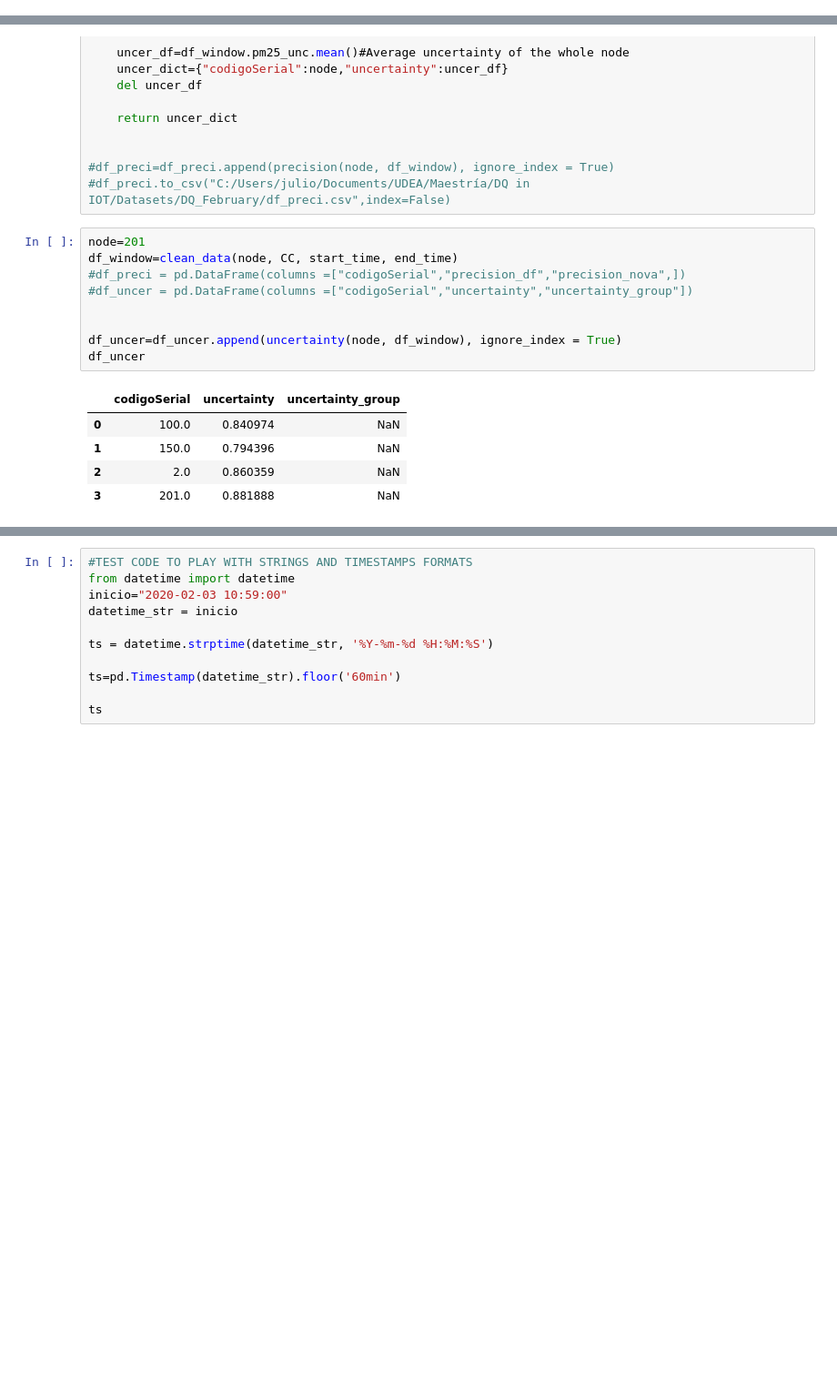
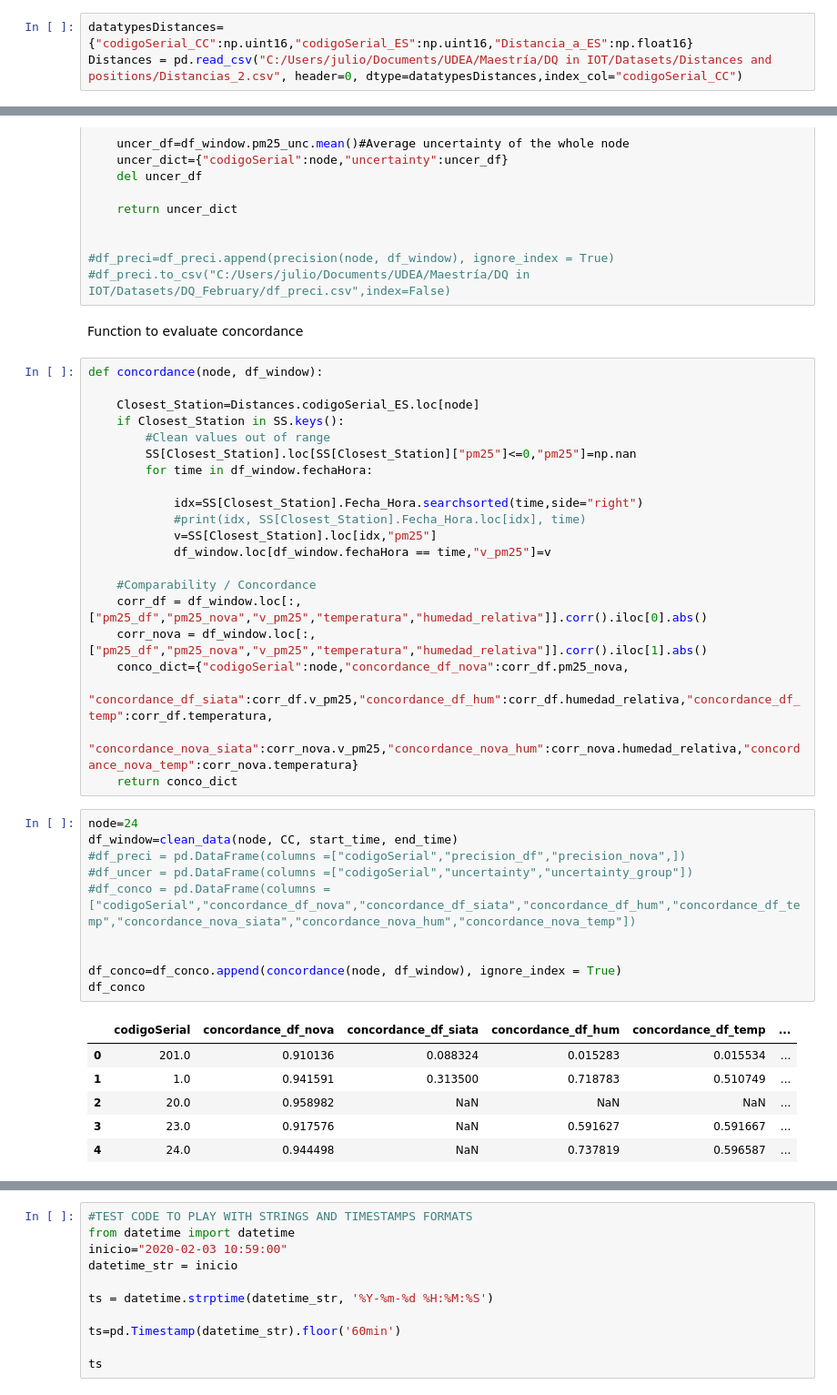
Before and after one commit to julioeagle/DQ_Repo, a Jupyter notebook: Total DQ measurement SIATA.ipynb, the cells around one changed output, grey strips where cells are left out. Shown at 91% size. Drawn from its saved outputs; the diff is of its cells as text; blank space fills up the shorter version.

Commit message:
Concordance working OK
Concordance working OK

```diff
--- a/Total DQ measurement SIATA.ipynb
+++ b/Total DQ measurement SIATA.ipynb
@@ -73,3 +70,6 @@ Distances = pd.read_csv("C:/Users/julio/Documents/UDEA/Maestría/DQ in IOT/Datas
+# %%
+datatypesDistances={"codigoSerial_CC":np.uint16,"codigoSerial_ES":np.uint16,"Distancia_a_ES":np.float16}
+Distances = pd.read_csv("C:/Users/julio/Documents/UDEA/Maestría/DQ in IOT/Datasets/Distances and positions/Distancias_2.csv", header=0, dtype=datatypesDistances,index_col="codigoSerial_CC")
 # %% [markdown]
 DQ CALCULATIONS
 # %%
@@ -1015,21 +1015,46 @@ def uncertainty(node, df_window):
 
 #df_preci=df_preci.append(precision(node, df_window), ignore_index = True)
 #df_preci.to_csv("C:/Users/julio/Documents/UDEA/Maestría/DQ in IOT/Datasets/DQ_February/df_preci.csv",index=False)
+# %% [markdown]
+Function to evaluate concordance
+# %%
+def concordance(node, df_window):
+
+    Closest_Station=Distances.codigoSerial_ES.loc[node]
+    if Closest_Station in SS.keys():
+        #Clean values out of range
+        SS[Closest_Station].loc[SS[Closest_Station]["pm25"]<=0,"pm25"]=np.nan
+        for time in df_window.fechaHora:
+
+            idx=SS[Closest_Station].Fecha_Hora.searchsorted(time,side="right")
+            #print(idx, SS[Closest_Station].Fecha_Hora.loc[idx], time)
+            v=SS[Closest_Station].loc[idx,"pm25"]
+            df_window.loc[df_window.fechaHora == time,"v_pm25"]=v
+
+    #Comparability / Concordance
+    corr_df = df_window.loc[:,["pm25_df","pm25_nova","v_pm25","temperatura","humedad_relativa"]].corr().iloc[0].abs()
+    corr_nova = df_window.loc[:,["pm25_df","pm25_nova","v_pm25","temperatura","humedad_relativa"]].corr().iloc[1].abs()
+    conco_dict={"codigoSerial":node,"concordance_df_nova":corr_df.pm25_nova,
+                "concordance_df_siata":corr_df.v_pm25,"concordance_df_hum":corr_df.humedad_relativa,"concordance_df_temp":corr_df.temperatura,
+                "concordance_nova_siata":corr_nova.v_pm25,"concordance_nova_hum":corr_nova.humedad_relativa,"concordance_nova_temp":corr_nova.temperatura}
+    return conco_dict
 # %%
-node=201
+node=24
 df_window=clean_data(node, CC, start_time, end_time)
 #df_preci = pd.DataFrame(columns =["codigoSerial","precision_df","precision_nova",])
 #df_uncer = pd.DataFrame(columns =["codigoSerial","uncertainty","uncertainty_group"])
+#df_conco = pd.DataFrame(columns =["codigoSerial","concordance_df_nova","concordance_df_siata","concordance_df_hum","concordance_df_temp","concordance_nova_siata","concordance_nova_hum","concordance_nova_temp"])
 
 
-df_uncer=df_uncer.append(uncertainty(node, df_window), ignore_index = True)
-df_uncer
+df_conco=df_conco.append(concordance(node, df_window), ignore_index = True)
+df_conco
 # %% [output]
-|  | codigoSerial | uncertainty | uncertainty_group |
-| 0 | 100.0 | 0.840974 | NaN |
-| 1 | 150.0 | 0.794396 | NaN |
-| 2 | 2.0 | 0.860359 | NaN |
-| 3 | 201.0 | 0.881888 | NaN |
+|  | codigoSerial | concordance_df_nova | concordance_df_siata | concordance_df_hum | concordance_df_temp | ... |
+| 0 | 201.0 | 0.910136 | 0.088324 | 0.015283 | 0.015534 | ... |
+| 1 | 1.0 | 0.941591 | 0.313500 | 0.718783 | 0.510749 | ... |
+| 2 | 20.0 | 0.958982 | NaN | NaN | NaN | ... |
+| 3 | 23.0 | 0.917576 | NaN | 0.591627 | 0.591667 | ... |
+| 4 | 24.0 | 0.944498 | NaN | 0.737819 | 0.596587 | ... |
 # %%
 acc_vs_dis=[]
 missing_data_df=[]
```
Also changed, not shown: parts of 2 cells of this notebook.
